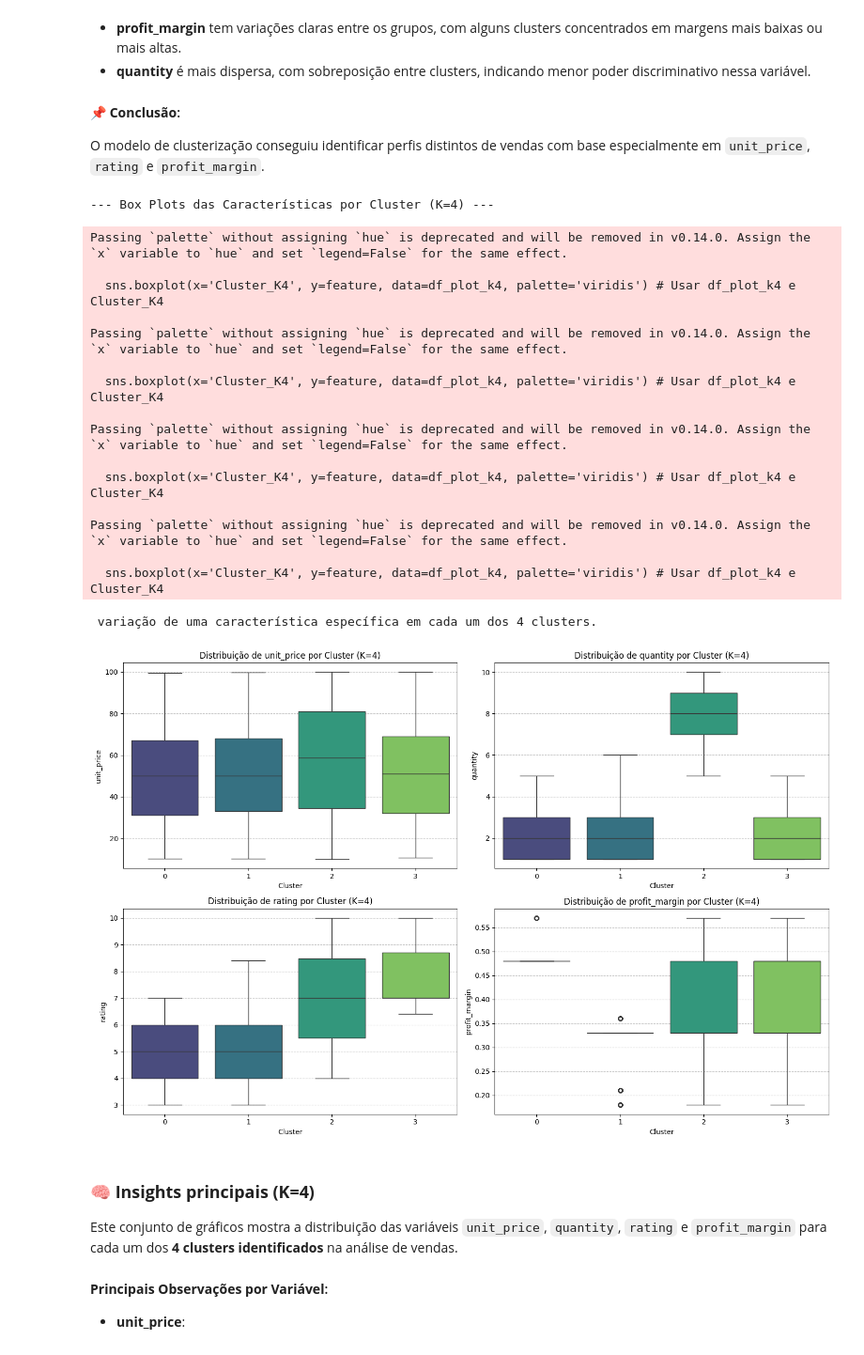
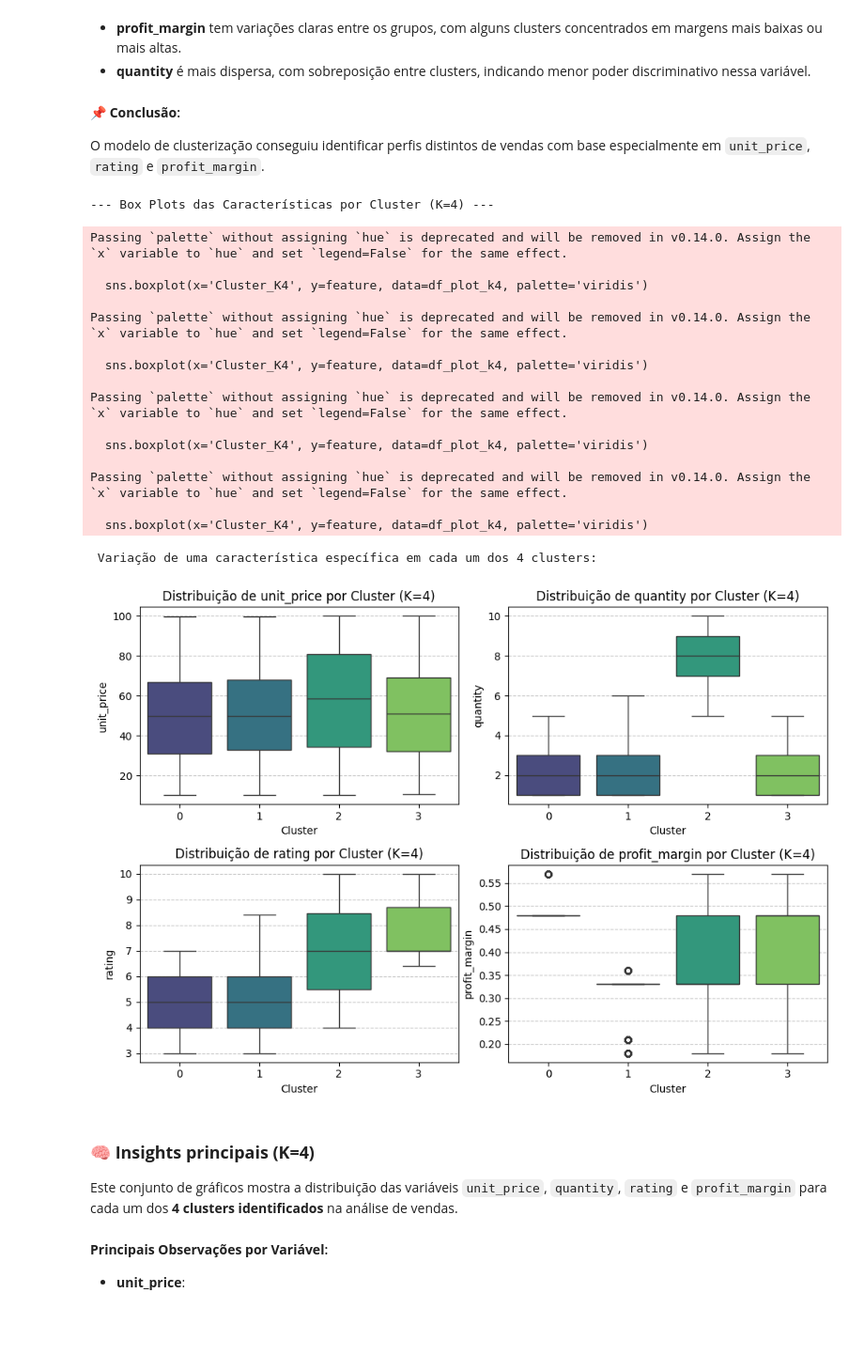
Before and after one commit to Haell39/IAClass_ML_Algorithms, a Jupyter notebook: notebooks/Kmeans.ipynb, the cells around one changed output. Shown at 94% size. Cells and saved outputs as stored; diff of their text form; code cells hidden in the pictures; blank space fills up the shorter version.

```diff
--- a/notebooks/Kmeans.ipynb
+++ b/notebooks/Kmeans.ipynb
@@ -389,40 +389,40 @@ O modelo de clusterização conseguiu identificar perfis distintos de vendas com
 # Célula: Distribuição das Características por Cluster (Box Plots, K=4)
 
 print("--- Box Plots das Características por Cluster (K=4) ---")
 
 # numerical_cols_for_kmeans --> lista das colunas numéricas
-plt.figure(figsize=(15, 10)) # Ajuste o tamanho conforme o número de features
+plt.figure(figsize=(10, 7)) # Ajuste o tamanho conforme o número de features
 
 for i, feature in enumerate(numerical_cols_for_kmeans):
     plt.subplot(2, 2, i + 1) # 2, 2 grid para 4 plots
     sns.boxplot(x='Cluster_K4', y=feature, data=df_plot_k4, palette='viridis')
     plt.title(f'Distribuição de {feature} por Cluster (K=4)')
     plt.xlabel('Cluster')
     plt.ylabel(feature)
     plt.grid(axis='y', linestyle='--', alpha=0.7)
 
 plt.tight_layout() # Ajustando os subplots para não se sobreporem
 print("\n Variação de uma característica específica em cada um dos 4 clusters:")
 plt.show()
 # %% [output]
 --- Box Plots das Características por Cluster (K=4) ---
 Passing `palette` without assigning `hue` is deprecated and will be removed in v0.14.0. Assign the `x` variable to `hue` and set `legend=False` for the same effect.
 
-  sns.boxplot(x='Cluster_K4', y=feature, data=df_plot_k4, palette='viridis') # Usar df_plot_k4 e Cluster_K4
+  sns.boxplot(x='Cluster_K4', y=feature, data=df_plot_k4, palette='viridis')
 
 Passing `palette` without assigning `hue` is deprecated and will be removed in v0.14.0. Assign the `x` variable to `hue` and set `legend=False` for the same effect.
 
-  sns.boxplot(x='Cluster_K4', y=feature, data=df_plot_k4, palette='viridis') # Usar df_plot_k4 e Cluster_K4
+  sns.boxplot(x='Cluster_K4', y=feature, data=df_plot_k4, palette='viridis')
 
 Passing `palette` without assigning `hue` is deprecated and will be removed in v0.14.0. Assign the `x` variable to `hue` and set `legend=False` for the same effect.
 
-  sns.boxplot(x='Cluster_K4', y=feature, data=df_plot_k4, palette='viridis') # Usar df_plot_k4 e Cluster_K4
+  sns.boxplot(x='Cluster_K4', y=feature, data=df_plot_k4, palette='viridis')
 
 Passing `palette` without assigning `hue` is deprecated and will be removed in v0.14.0. Assign the `x` variable to `hue` and set `legend=False` for the same effect.
 
-  sns.boxplot(x='Cluster_K4', y=feature, data=df_plot_k4, palette='viridis') # Usar df_plot_k4 e Cluster_K4
+  sns.boxplot(x='Cluster_K4', y=feature, data=df_plot_k4, palette='viridis')
- variação de uma característica específica em cada um dos 4 clusters.
+ Variação de uma característica específica em cada um dos 4 clusters:
-[figure, old version]
+[figure, new version]
 # %% [markdown]
 ### **🧠 Insights principais (K=4)**
 
```
Also changed, not shown: parts of 2 cells of this notebook, 2 other files.
